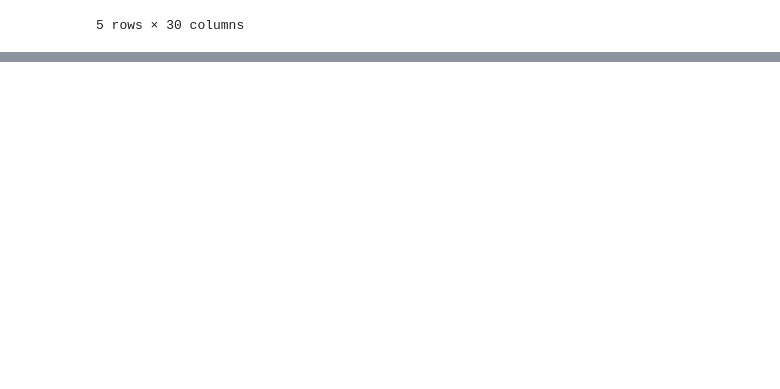
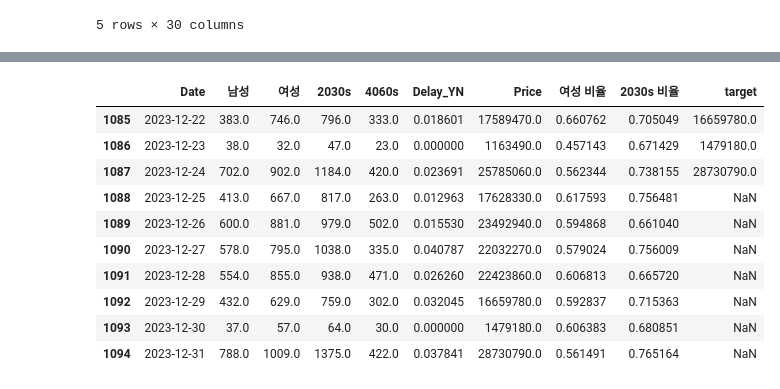
Before and after one commit to Seojiii/kurly_project, a Jupyter notebook: 0320_SG_DATA_FINAL.ipynb, the cells around one changed output, grey strips where cells are left out. Drawn from its saved outputs; the diff is of its cells as text; code cells hidden in the pictures; blank space fills up the shorter version.

```diff
--- a/0320_SG_DATA_FINAL.ipynb
+++ b/0320_SG_DATA_FINAL.ipynb
@@ -468,0 +612,23 @@ df.head()
+# %%
+# 결측치 대체
+df.loc[(df['Date']<='2021-12-31')&(df['남성'].isnull())&(df['Weekday']=='Wednesday'), '남성'] = male_21_wed_mean
+df.loc[(df['Date']<='2021-12-31')&(df['남성'].isnull())&(df['Weekday']=='Saturday'), '남성'] = male_21_sat_mean
+df.loc[(df['Date']>='2023-1-1')&(df['남성'].isnull())&(df['Weekday']=='Saturday'), '남성'] = male_23_sat_mean
+df.loc[(df['Date']<='2021-12-31')&(df['여성'].isnull())&(df['Weekday']=='Wednesday'), '여성'] = female_21_wed_mean
+df.loc[(df['Date']<='2021-12-31')&(df['여성'].isnull())&(df['Weekday']=='Saturday'), '여성'] = female_21_sat_mean
+
+df.loc[(df['Date']<='2021-12-31')&(df['2030s'].isnull())&(df['Weekday']=='Wednesday'), '2030s'] = age_2030_wed_mean
+df.loc[(df['Date']<='2021-12-31')&(df['2030s'].isnull())&(df['Weekday']=='Saturday'), '2030s'] = age_2030_sat_mean
+df.loc[(df['Date']<='2021-12-31')&(df['4060s'].isnull())&(df['Weekday']=='Wednesday'), '4060s'] = age_4060_wed_mean
+df.loc[(df['Date']<='2021-12-31')&(df['4060s'].isnull())&(df['Weekday']=='Saturday'), '4060s'] = age_4060_sat_mean
+df.loc[(df['Date']>='2021-12-31') & (df['Date']<='2022-12-31') &(df['4060s'].isnull())&(df['Weekday']=='Saturday'), '4060s'] = age_4060_sat_mean_2
+
+df.loc[df['Delay_YN'].isnull(), 'Delay_YN'] = delay_mean
+
+df.loc[(df['Date']<='2021-12-31')&(df['Price'].isnull())&(df['Weekday']=='Wednesday'), 'Price'] = male_21_wed_mean
+df.loc[(df['Date']<='2021-12-31')&(df['Price'].isnull())&(df['Weekday']=='Saturday'), 'Price'] = male_21_sat_mean
+
+df.loc[df['여성 비율'].isnull(), '여성 비율'] = ratio_female
+df.loc[df['2030s 비율'].isnull(), '2030s 비율'] = ratio_female
+
+df.isnull().sum()
@@ -468,0 +648,2 @@ df.head()
+# %%
+df_model = df.drop(['Weekday','Sat_YN'], axis=1)
@@ -468,0 +664,15 @@ df.head()
+# %%
+df_model['target']=df_model['Price'].shift(-7)
+df_model.tail(10)
+# %% [output]
+|  | Date | 남성 | 여성 | 2030s | 4060s | Delay_YN | Price | 여성 비율 | 2030s 비율 | target |
+| 1085 | 2023-12-22 | 383.0 | 746.0 | 796.0 | 333.0 | 0.018601 | 17589470.0 | 0.660762 | 0.705049 | 16659780.0 |
+| 1086 | 2023-12-23 | 38.0 | 32.0 | 47.0 | 23.0 | 0.000000 | 1163490.0 | 0.457143 | 0.671429 | 1479180.0 |
+| 1087 | 2023-12-24 | 702.0 | 902.0 | 1184.0 | 420.0 | 0.023691 | 25785060.0 | 0.562344 | 0.738155 | 28730790.0 |
+| 1088 | 2023-12-25 | 413.0 | 667.0 | 817.0 | 263.0 | 0.012963 | 17628330.0 | 0.617593 | 0.756481 | NaN |
+| 1089 | 2023-12-26 | 600.0 | 881.0 | 979.0 | 502.0 | 0.015530 | 23492940.0 | 0.594868 | 0.661040 | NaN |
+| 1090 | 2023-12-27 | 578.0 | 795.0 | 1038.0 | 335.0 | 0.040787 | 22032270.0 | 0.579024 | 0.756009 | NaN |
+| 1091 | 2023-12-28 | 554.0 | 855.0 | 938.0 | 471.0 | 0.026260 | 22423860.0 | 0.606813 | 0.665720 | NaN |
+| 1092 | 2023-12-29 | 432.0 | 629.0 | 759.0 | 302.0 | 0.032045 | 16659780.0 | 0.592837 | 0.715363 | NaN |
+| 1093 | 2023-12-30 | 37.0 | 57.0 | 64.0 | 30.0 | 0.000000 | 1479180.0 | 0.606383 | 0.680851 | NaN |
+| 1094 | 2023-12-31 | 788.0 | 1009.0 | 1375.0 | 422.0 | 0.037841 | 28730790.0 | 0.561491 | 0.765164 | NaN |
```
Also changed, not shown: parts of 19 cells of this notebook.
